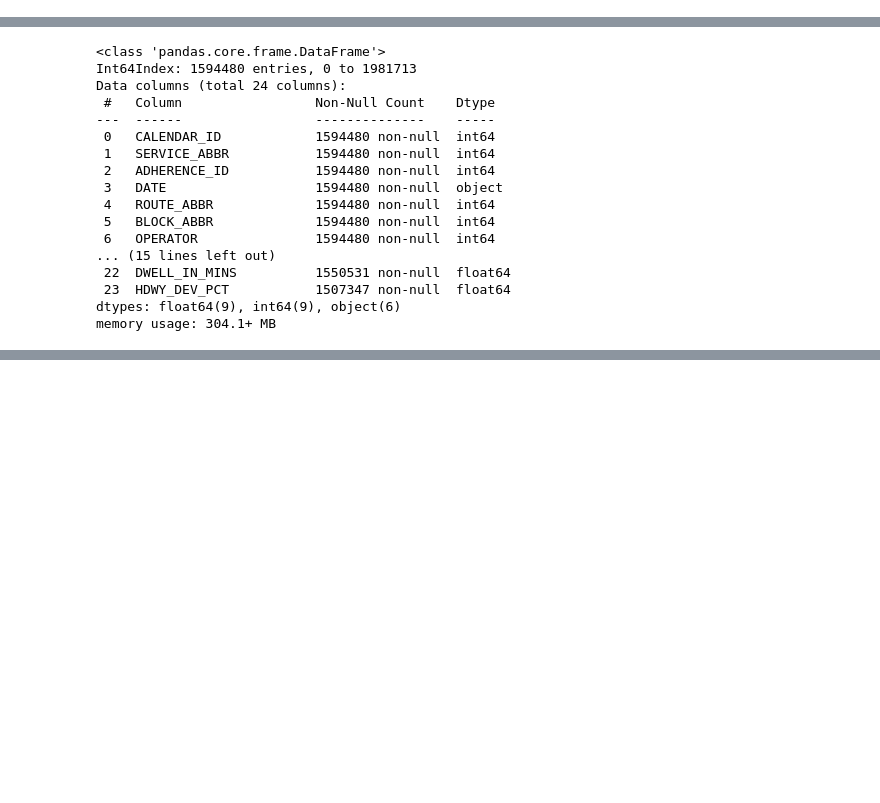
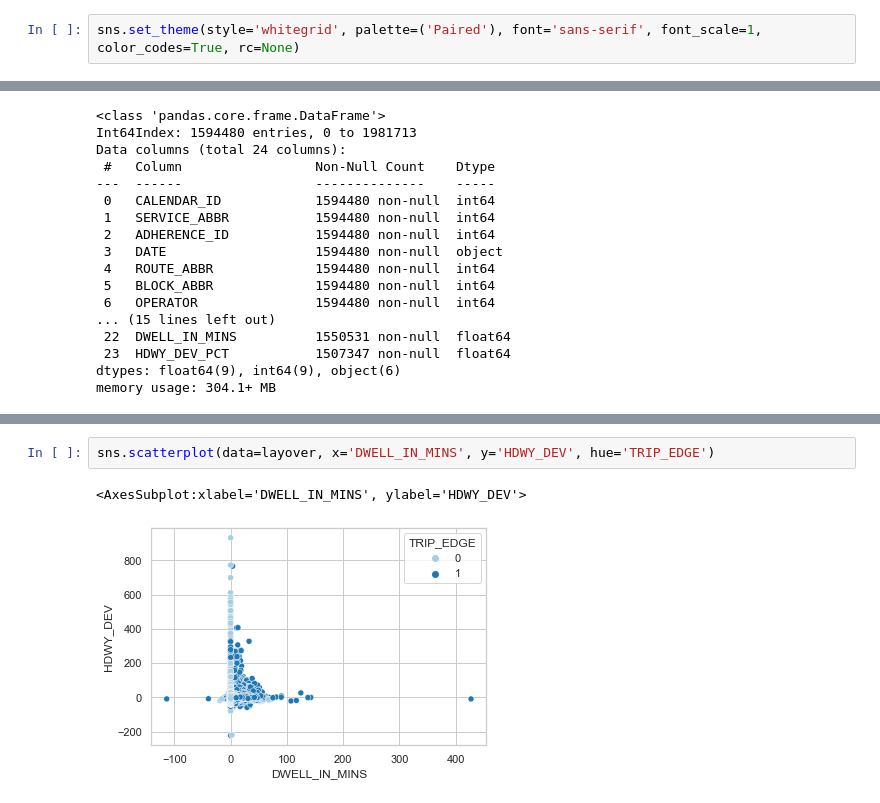
Before and after one commit to NSS-Data-Analytics-Cohort-7/wego-python-bit-my_finger, a Jupyter notebook: notebook/new_wego.ipynb, the cells around one changed output, grey strips where cells are left out. Saved outputs shown, nothing was run; the diff lists cells and outputs as text; blank space fills up the shorter version.

Commit message:
visuals

```diff
--- a/notebook/new_wego.ipynb
+++ b/notebook/new_wego.ipynb
@@ -7,6 +7,8 @@ import seaborn as sns
 import calendar
 from datetime import date
 from datetime import datetime
+# %%
+sns.set_theme(style='whitegrid', palette=('Paired'), font='sans-serif', font_scale=1, color_codes=True, rc=None)
 # %%
 wego = pd.read_csv('../data/Headway_Data.csv')
 wego.head()
@@ -121,0 +137,5 @@ layover.groupby(['ROUTE_ABBR', 'TRIP_EDGE']).agg({'DWELL_IN_MINS':['mean'], 'HDW
+# %%
+sns.scatterplot(data=layover, x='DWELL_IN_MINS', y='HDWY_DEV', hue='TRIP_EDGE')
+# %% [output]
+<AxesSubplot:xlabel='DWELL_IN_MINS', ylabel='HDWY_DEV'>
+[figure, added]
```
Also changed, not shown: parts of 31 cells of this notebook.
